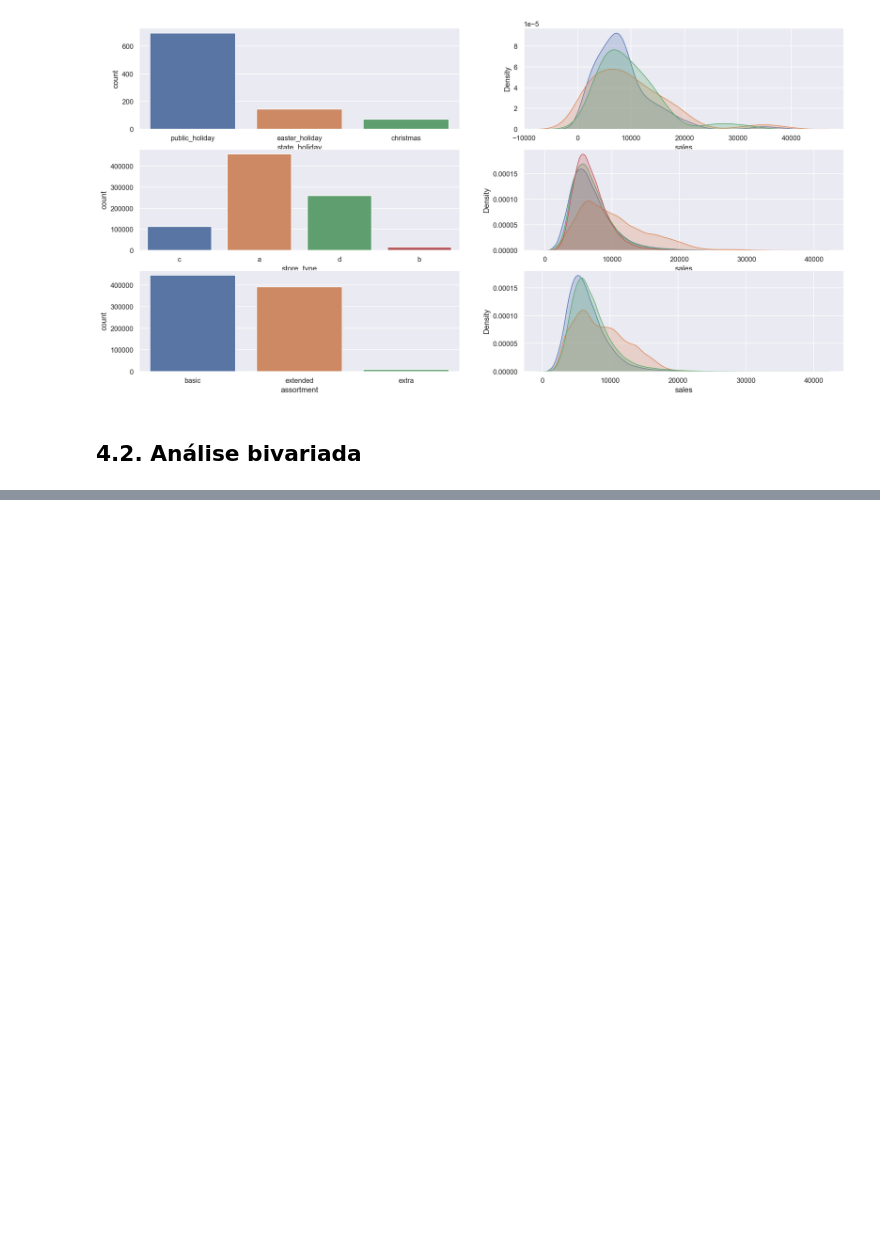
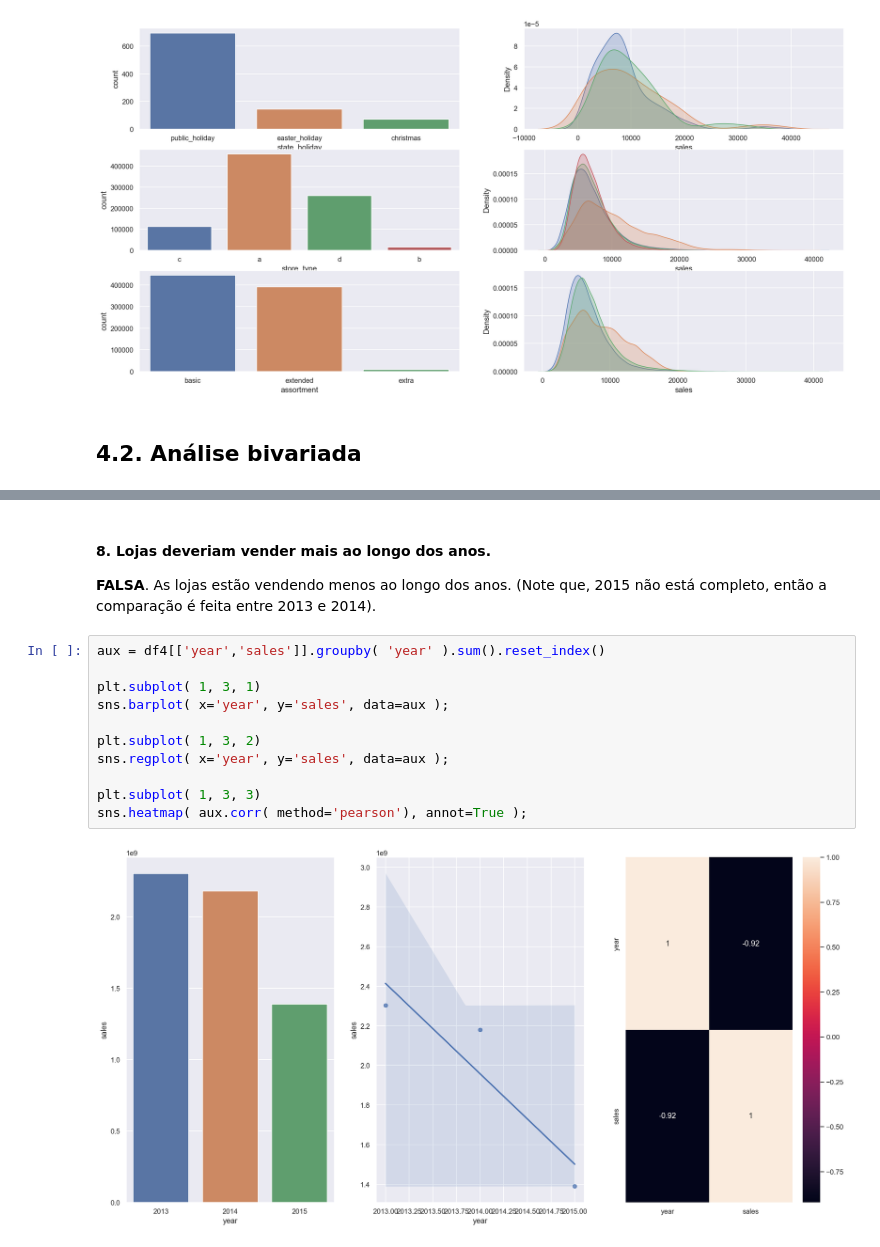
Before and after one commit to hfpmatheus/rossmann_store_sales, a Jupyter notebook: analise_exploratoria.ipynb, the cells around one changed output, grey strips where cells are left out. Drawn from its saved outputs; the diff is of its cells as text; blank space fills up the shorter version.

```diff
--- a/analise_exploratoria.ipynb
+++ b/analise_exploratoria.ipynb
@@ -491,0 +558,16 @@ sns.heatmap( aux2.corr( method = 'pearson' ), annot=True);
+# %% [markdown]
+#### **8.** Lojas deveriam vender mais ao longo dos anos.
+**FALSA**. As lojas estão vendendo menos ao longo dos anos. (Note que, 2015 não está completo, então a comparação é feita entre 2013 e 2014).
+# %%
+aux = df4[['year','sales']].groupby( 'year' ).sum().reset_index()
+
+plt.subplot( 1, 3, 1)
+sns.barplot( x='year', y='sales', data=aux );
+
+plt.subplot( 1, 3, 2)
+sns.regplot( x='year', y='sales', data=aux );
+
+plt.subplot( 1, 3, 3)
+sns.heatmap( aux.corr( method='pearson'), annot=True );
+# %% [output]
+[figure, added]
```
Also changed, not shown: parts of 30 cells of this notebook.
